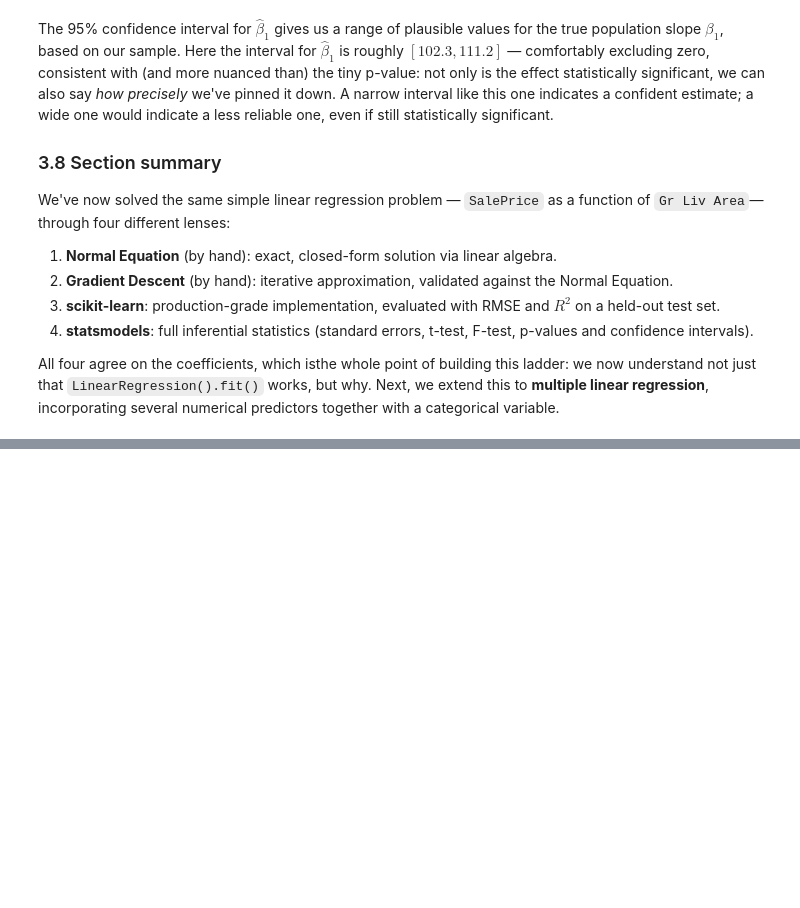
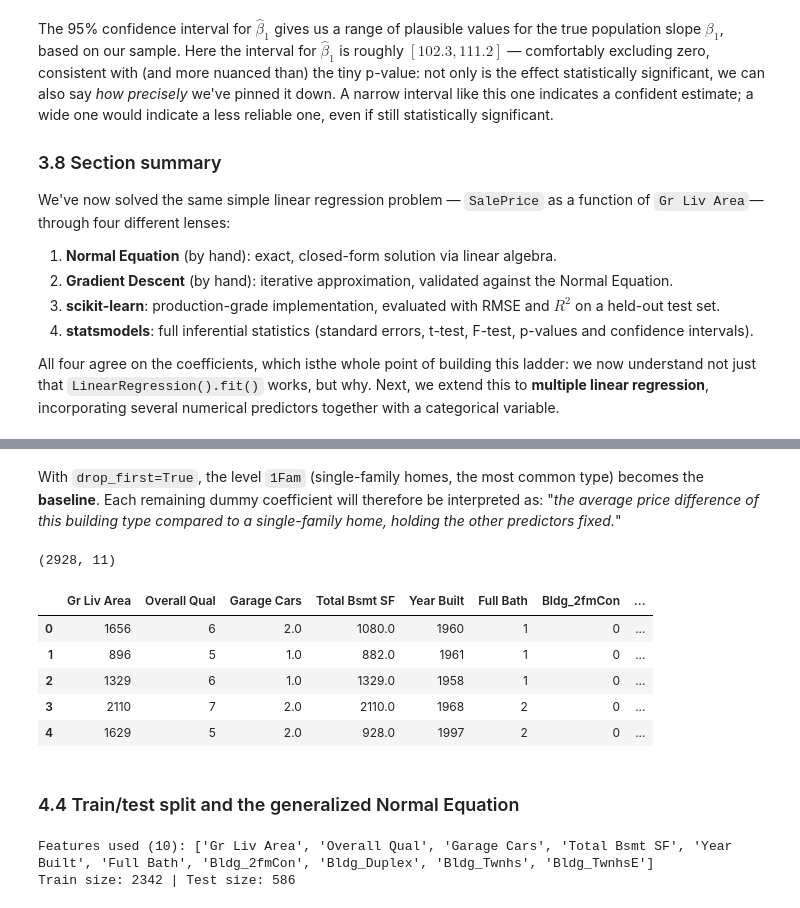
Before and after one commit to danielfdez-ds/ML-Notes-and-Projects, a Jupyter notebook: 01_Linear_Regression/01LinearRegression.ipynb, the cells around one changed output, grey strips where cells are left out. Drawn from its saved outputs; the diff is of its cells as text; code cells hidden in the pictures; blank space fills up the shorter version.

Commit message:
First approach of Multiple Linear Regression. Dummy variables. Coefficients analysis.

```diff
--- a/01_Linear_Regression/01LinearRegression.ipynb
+++ b/01_Linear_Regression/01LinearRegression.ipynb
@@ -464,0 +479,7 @@ All four agree on the coefficients, which isthe whole point of building this lad
+# %%
+candidate_numeric = ["Gr Liv Area", "Overall Qual", "Garage Cars", "Total Bsmt SF", "Year Built", "Full Bath"]
+
+print("Missing values in candidate numeric predictors:")
+print(df[candidate_numeric].isna().sum())
+print()
+print("Missing values in SalePrice:", df["SalePrice"].isna().sum())
@@ -464,0 +517,5 @@ All four agree on the coefficients, which isthe whole point of building this lad
+# %%
+model_df = df[candidate_numeric + ["Bldg Type", "SalePrice"]].dropna().reset_index(drop=True)
+
+bldg_type_dummies = pd.get_dummies(model_df["Bldg Type"], prefix="Bldg", drop_first=True, dtype=int)
+bldg_type_dummies.head()
@@ -464,0 +529,35 @@ All four agree on the coefficients, which isthe whole point of building this lad
+# %% [markdown]
+With `drop_first=True`, the level `1Fam` (single-family homes, the most common type) becomes the **baseline**. Each remaining dummy coefficient will therefore be interpreted as: "*the average price difference of this building type compared to a single-family home, holding the other predictors fixed.*"
+# %%
+multi_df = pd.concat(
+    [model_df[candidate_numeric], bldg_type_dummies, model_df["SalePrice"]],
+    axis=1
+)
+
+print(multi_df.shape)
+multi_df.head()
+# %% [output]
+(2928, 11)
+|  | Gr Liv Area | Overall Qual | Garage Cars | Total Bsmt SF | Year Built | Full Bath | Bldg_2fmCon | ... |
+| 0 | 1656 | 6 | 2.0 | 1080.0 | 1960 | 1 | 0 | ... |
+| 1 | 896 | 5 | 1.0 | 882.0 | 1961 | 1 | 0 | ... |
+| 2 | 1329 | 6 | 1.0 | 1329.0 | 1958 | 1 | 0 | ... |
+| 3 | 2110 | 7 | 2.0 | 2110.0 | 1968 | 2 | 0 | ... |
+| 4 | 1629 | 5 | 2.0 | 928.0 | 1997 | 2 | 0 | ... |
+# %% [markdown]
+### 4.4 Train/test split and the generalized Normal Equation
+# %%
+feature_cols = candidate_numeric + list(bldg_type_dummies.columns)
+
+X_multi = multi_df[feature_cols].values
+y_multi = multi_df["SalePrice"].values
+
+X_multi_train, X_multi_test, y_multi_train, y_multi_test = train_test_split(
+    X_multi, y_multi, test_size=0.2, random_state=42
+)
+
+print(f"Features used ({len(feature_cols)}): {feature_cols}")
+print(f"Train size: {X_multi_train.shape[0]} | Test size: {X_multi_test.shape[0]}")
+# %% [output]
+Features used (10): ['Gr Liv Area', 'Overall Qual', 'Garage Cars', 'Total Bsmt SF', 'Year Built', 'Full Bath', 'Bldg_2fmCon', 'Bldg_Duplex', 'Bldg_Twnhs', 'Bldg_TwnhsE']
+Train size: 2342 | Test size: 586
```
Also changed, not shown: parts of 10 cells of this notebook.
